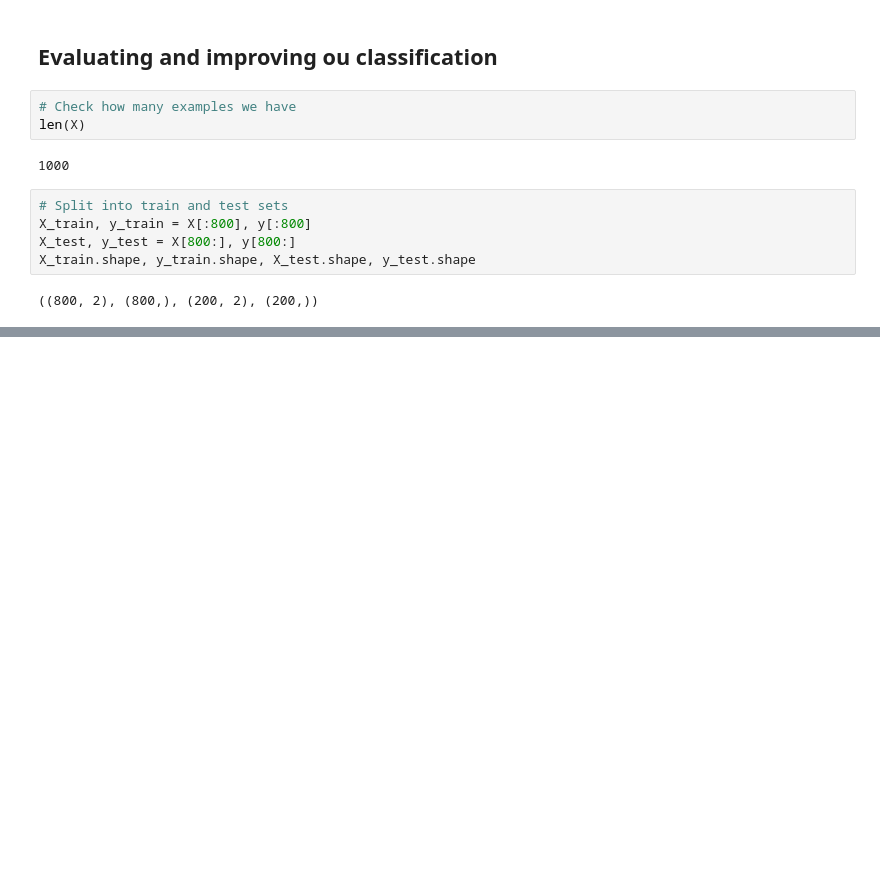
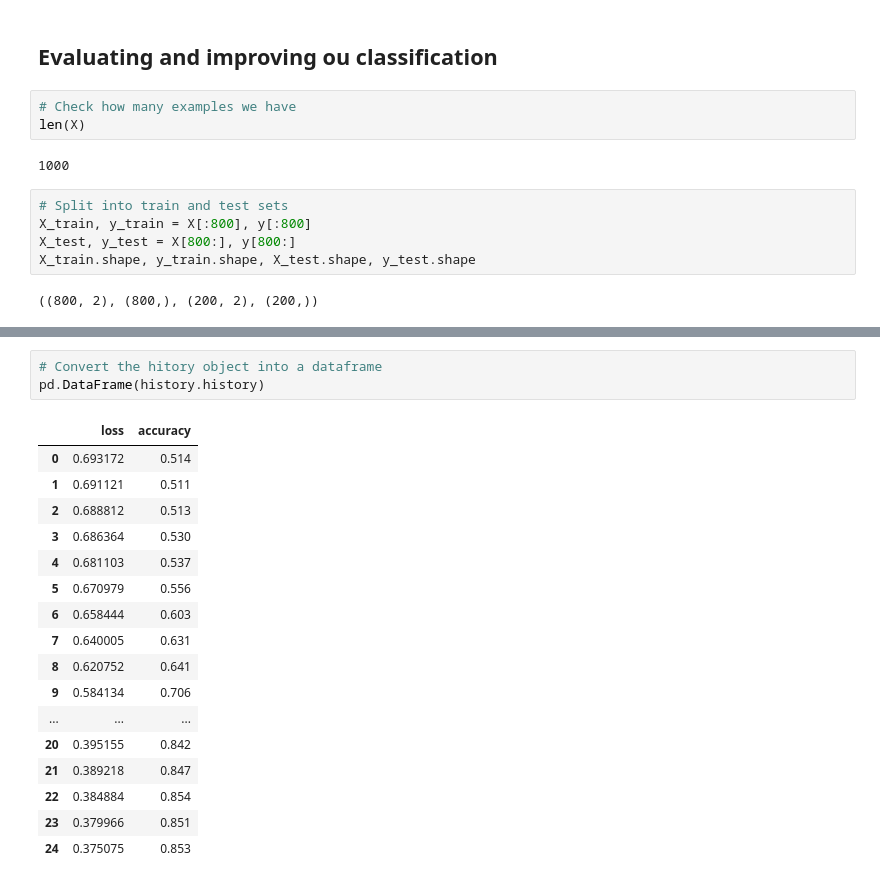
Before and after one commit to KajetanFrackowiak/tensorflow_fundamentals, a Jupyter notebook: 02_neural_network_classification_with_tensorflow.ipynb, the cells around one changed output, grey strips where cells are left out. Saved outputs shown, nothing was run; the diff lists cells and outputs as text; blank space fills up the shorter version.

```diff
--- a/02_neural_network_classification_with_tensorflow.ipynb
+++ b/02_neural_network_classification_with_tensorflow.ipynb
@@ -992,0 +1091,21 @@ NameError: name 'tf' is not defined
+# %%
+# Convert the hitory object into a dataframe
+pd.DataFrame(history.history)
+# %% [output]
+|  | loss | accuracy |
+| 0 | 0.693172 | 0.514 |
+| 1 | 0.691121 | 0.511 |
+| 2 | 0.688812 | 0.513 |
+| 3 | 0.686364 | 0.530 |
+| 4 | 0.681103 | 0.537 |
+| 5 | 0.670979 | 0.556 |
+| 6 | 0.658444 | 0.603 |
+| 7 | 0.640005 | 0.631 |
+| 8 | 0.620752 | 0.641 |
+| 9 | 0.584134 | 0.706 |
+| ... | ... | ... |
+| 20 | 0.395155 | 0.842 |
+| 21 | 0.389218 | 0.847 |
+| 22 | 0.384884 | 0.854 |
+| 23 | 0.379966 | 0.851 |
+| 24 | 0.375075 | 0.853 |
```
Also changed, not shown: parts of 25 cells of this notebook.
